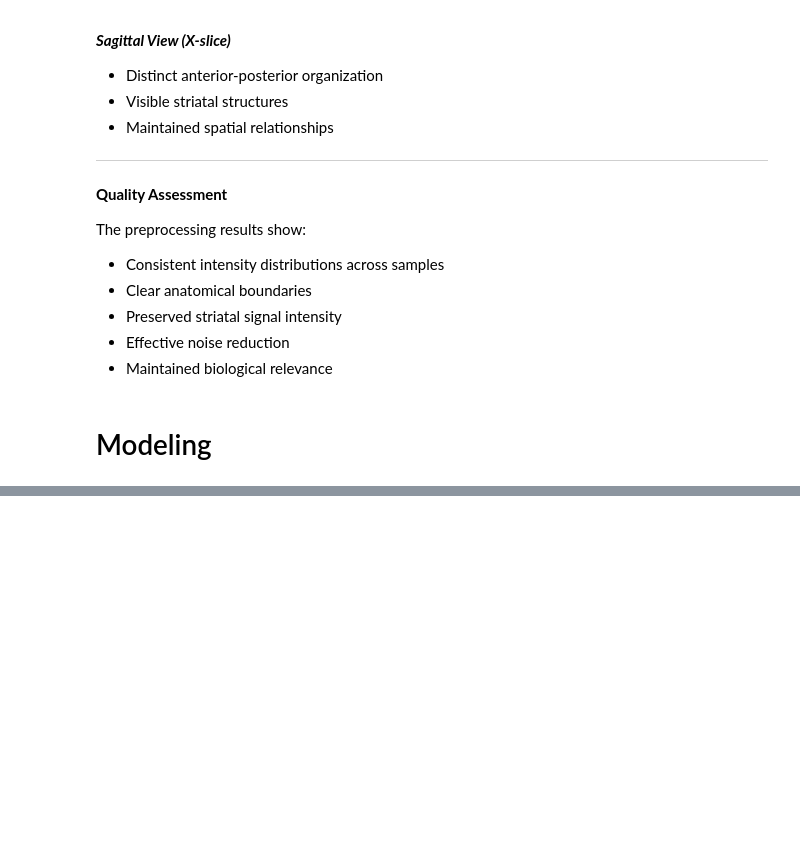
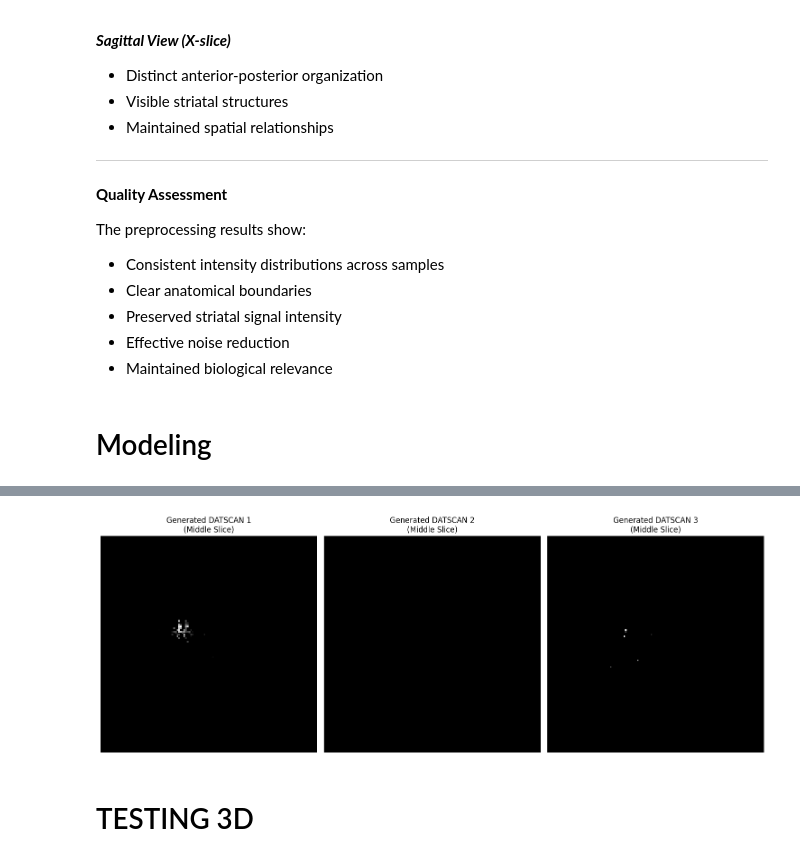
Before and after one commit to alexcri90/ParkinsonThesis, a Jupyter notebook: Notebook.ipynb, the cells around one changed output, grey strips where cells are left out. Saved outputs shown, nothing was run; the diff lists cells and outputs as text; code cells hidden in the pictures; blank space fills up the shorter version.

Commit message:
First VAE test
5 Epochs, just to check functionality

```diff
--- a/Notebook.ipynb
+++ b/Notebook.ipynb
@@ -1029,0 +1101,43 @@ history = train_vae(
+# %%
+# Cell 30 (Modified): Generate new DATSCAN images from the trained VAE
+import torch
+import matplotlib.pyplot as plt
+import numpy as np
+
+def generate_datscan_image(model_path='datscan_vae.pt', device=device):
+    # Load the trained model
+    loaded_model = DATScanVAE(latent_dim=32).to(device)
+
+    # Load the checkpoint and extract just the model state dict
+    checkpoint = torch.load(model_path)
+    loaded_model.load_state_dict(checkpoint['model_state_dict'])
+    loaded_model.eval()
+
+    with torch.no_grad():
+        # Use the model's generate method instead of manual sampling and decoding
+        generated_images = loaded_model.generate(num_samples=1, device=device)
+
+        # Move to CPU and convert to numpy for visualization
+        generated_image = generated_images.cpu().squeeze().numpy()
+
+        # Since your model uses sigmoid activation in the decoder,
+        # the output is already normalized between 0 and 1
+        return generated_image
+
+# Generate and visualize multiple images
+plt.figure(figsize=(15, 15))
+for i in range(3):  # Generate 3 different images
+    plt.subplot(1, 3, i+1)
+    generated_img = generate_datscan_image()
+
+    # Since these are 3D images (128x128x128), let's show a middle slice
+    middle_slice = generated_img.shape[2] // 2  # Taking middle slice along z-axis
+    plt.imshow(generated_img[:, :, middle_slice], cmap='gray')
+    plt.title(f'Generated DATSCAN {i+1}\n(Middle Slice)')
+    plt.axis('off')
+plt.tight_layout()
+plt.show()
+# %% [output]
+[figure, added]
+# %% [markdown]
+# TESTING 3D
```
Also changed, not shown: parts of 3 cells of this notebook, 3 other files.
